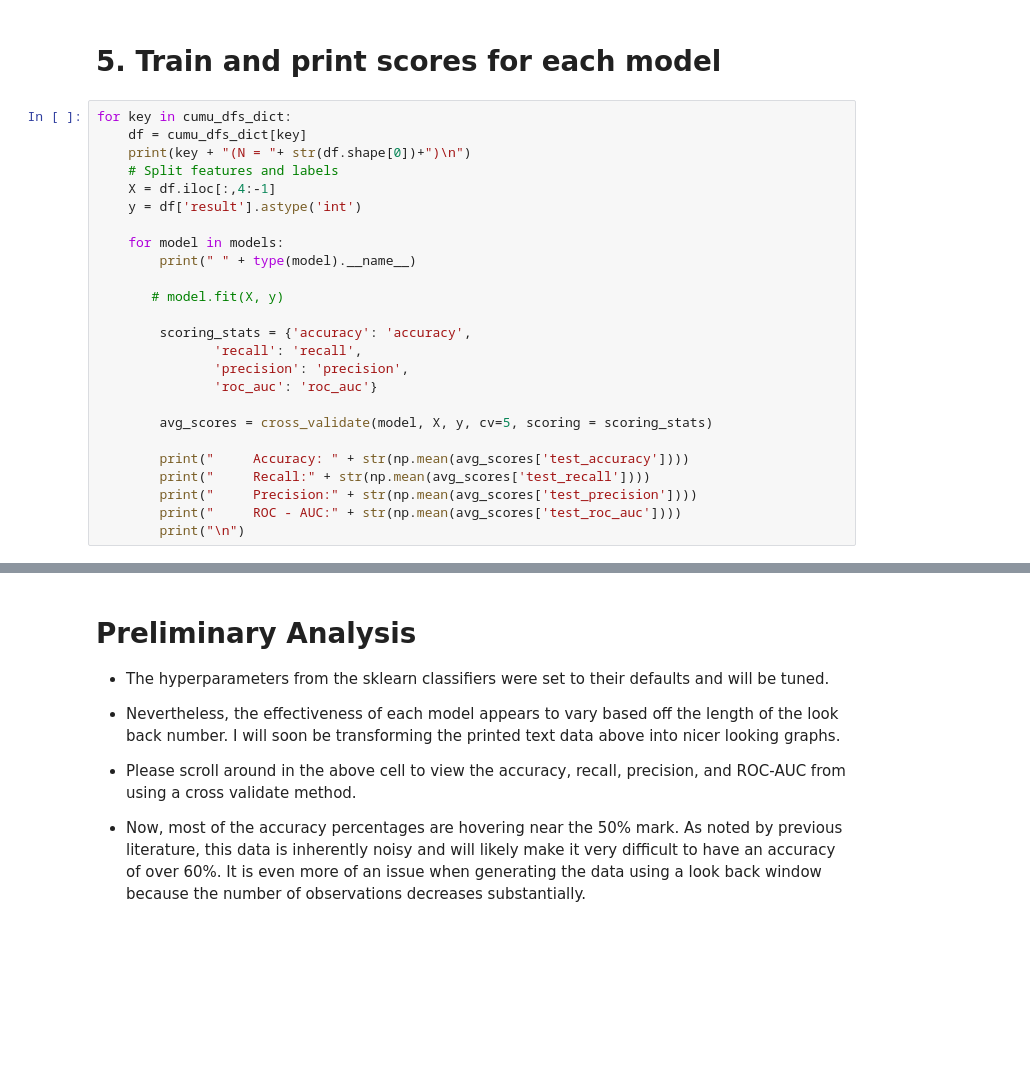
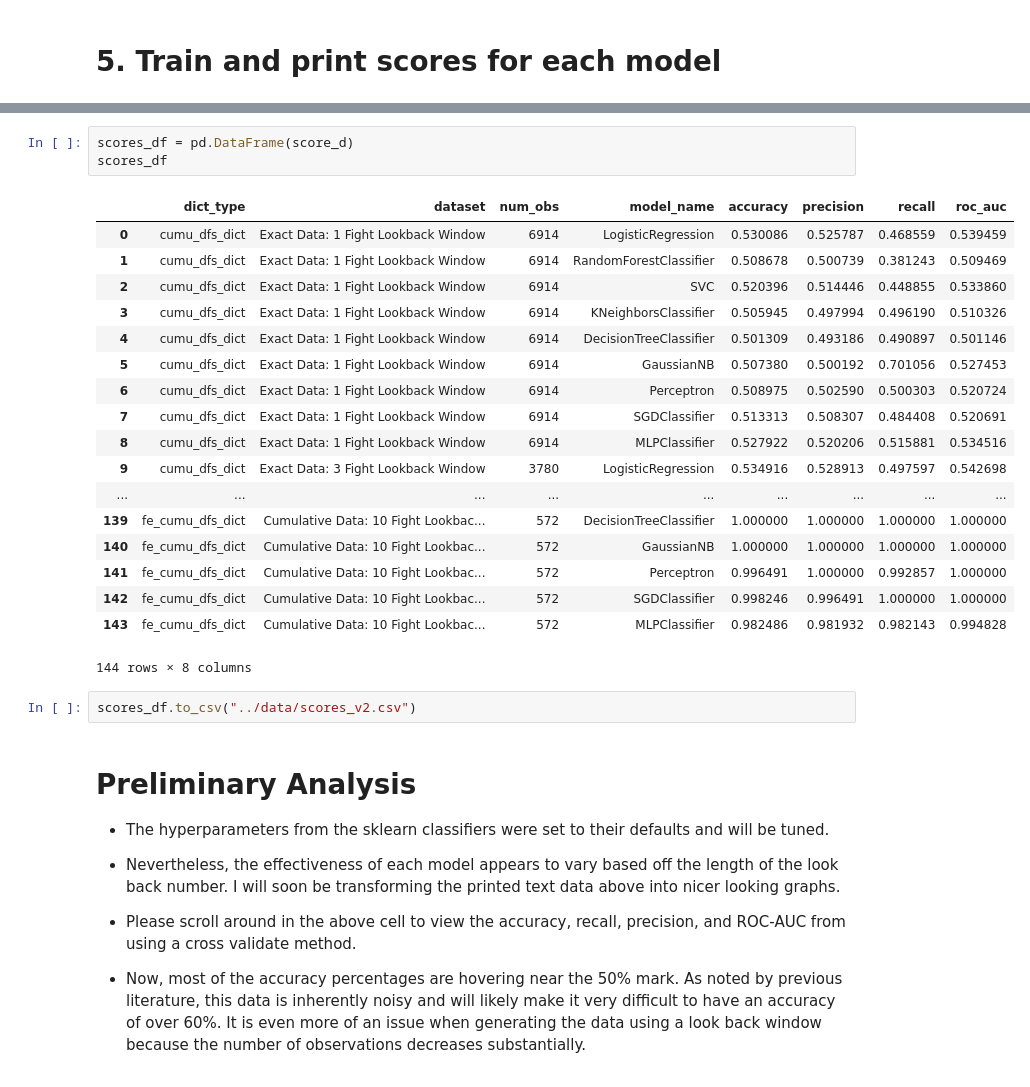
Before and after one commit to jasonminsookim/fight_prediction, a Jupyter notebook: notebooks/5-jmk-machine learning.ipynb, the cells around one changed output, grey strips where cells are left out. Drawn from its saved outputs; the diff is of its cells as text; blank space fills up the shorter version.

```diff
--- a/notebooks/5-jmk-machine learning.ipynb
+++ b/notebooks/5-jmk-machine learning.ipynb
@@ -275,27 +378,2 @@ models.extend((blr_clf ,rf_clf, svm_clf, knn_clf, dtree_clf, nb_clf, perc_clf, s
 # %% [markdown]
 # 5. Train and print scores for each model
-# %%
-for key in cumu_dfs_dict:
-    df = cumu_dfs_dict[key]
-    print(key + "(N = "+ str(df.shape[0])+")\n")
-    # Split features and labels
-    X = df.iloc[:,4:-1]
-    y = df['result'].astype('int')
-
-    for model in models:
-        print(" " + type(model).__name__)
-
-       # model.fit(X, y)
-
-        scoring_stats = {'accuracy': 'accuracy',
-               'recall': 'recall',
-               'precision': 'precision',
-               'roc_auc': 'roc_auc'}
-
-        avg_scores = cross_validate(model, X, y, cv=5, scoring = scoring_stats)
-
-        print("     Accuracy: " + str(np.mean(avg_scores['test_accuracy'])))
-        print("     Recall:" + str(np.mean(avg_scores['test_recall'])))
-        print("     Precision:" + str(np.mean(avg_scores['test_precision'])))
-        print("     ROC - AUC:" + str(np.mean(avg_scores['test_roc_auc'])))
-        print("\n")
@@ -320,3 +484,27 @@ Exact Data: 1 Fight Lookback Window(N = 5306)
+# %%
+scores_df = pd.DataFrame(score_d)
+scores_df
+# %% [output]
+|  | dict_type | dataset | num_obs | model_name | accuracy | precision | recall | roc_auc |
+| 0 | cumu_dfs_dict | Exact Data: 1 Fight Lookback Window | 6914 | LogisticRegression | 0.530086 | 0.525787 | 0.468559 | 0.539459 |
+| 1 | cumu_dfs_dict | Exact Data: 1 Fight Lookback Window | 6914 | RandomForestClassifier | 0.508678 | 0.500739 | 0.381243 | 0.509469 |
+| 2 | cumu_dfs_dict | Exact Data: 1 Fight Lookback Window | 6914 | SVC | 0.520396 | 0.514446 | 0.448855 | 0.533860 |
+| 3 | cumu_dfs_dict | Exact Data: 1 Fight Lookback Window | 6914 | KNeighborsClassifier | 0.505945 | 0.497994 | 0.496190 | 0.510326 |
+| 4 | cumu_dfs_dict | Exact Data: 1 Fight Lookback Window | 6914 | DecisionTreeClassifier | 0.501309 | 0.493186 | 0.490897 | 0.501146 |
+| 5 | cumu_dfs_dict | Exact Data: 1 Fight Lookback Window | 6914 | GaussianNB | 0.507380 | 0.500192 | 0.701056 | 0.527453 |
+| 6 | cumu_dfs_dict | Exact Data: 1 Fight Lookback Window | 6914 | Perceptron | 0.508975 | 0.502590 | 0.500303 | 0.520724 |
+| 7 | cumu_dfs_dict | Exact Data: 1 Fight Lookback Window | 6914 | SGDClassifier | 0.513313 | 0.508307 | 0.484408 | 0.520691 |
+| 8 | cumu_dfs_dict | Exact Data: 1 Fight Lookback Window | 6914 | MLPClassifier | 0.527922 | 0.520206 | 0.515881 | 0.534516 |
+| 9 | cumu_dfs_dict | Exact Data: 3 Fight Lookback Window | 3780 | LogisticRegression | 0.534916 | 0.528913 | 0.497597 | 0.542698 |
+| ... | ... | ... | ... | ... | ... | ... | ... | ... |
+| 139 | fe_cumu_dfs_dict | Cumulative Data: 10 Fight Lookbac... | 572 | DecisionTreeClassifier | 1.000000 | 1.000000 | 1.000000 | 1.000000 |
+| 140 | fe_cumu_dfs_dict | Cumulative Data: 10 Fight Lookbac... | 572 | GaussianNB | 1.000000 | 1.000000 | 1.000000 | 1.000000 |
+| 141 | fe_cumu_dfs_dict | Cumulative Data: 10 Fight Lookbac... | 572 | Perceptron | 0.996491 | 1.000000 | 0.992857 | 1.000000 |
+| 142 | fe_cumu_dfs_dict | Cumulative Data: 10 Fight Lookbac... | 572 | SGDClassifier | 0.998246 | 0.996491 | 1.000000 | 1.000000 |
+| 143 | fe_cumu_dfs_dict | Cumulative Data: 10 Fight Lookbac... | 572 | MLPClassifier | 0.982486 | 0.981932 | 0.982143 | 0.994828 |
+144 rows × 8 columns
+# %%
+scores_df.to_csv("../data/scores_v2.csv")
 # %% [markdown]
 # Preliminary Analysis
 - The hyperparameters from the sklearn classifiers were set to their defaults and will be tuned.
```
Also changed, not shown: parts of 26 cells of this notebook, 13 other files.
